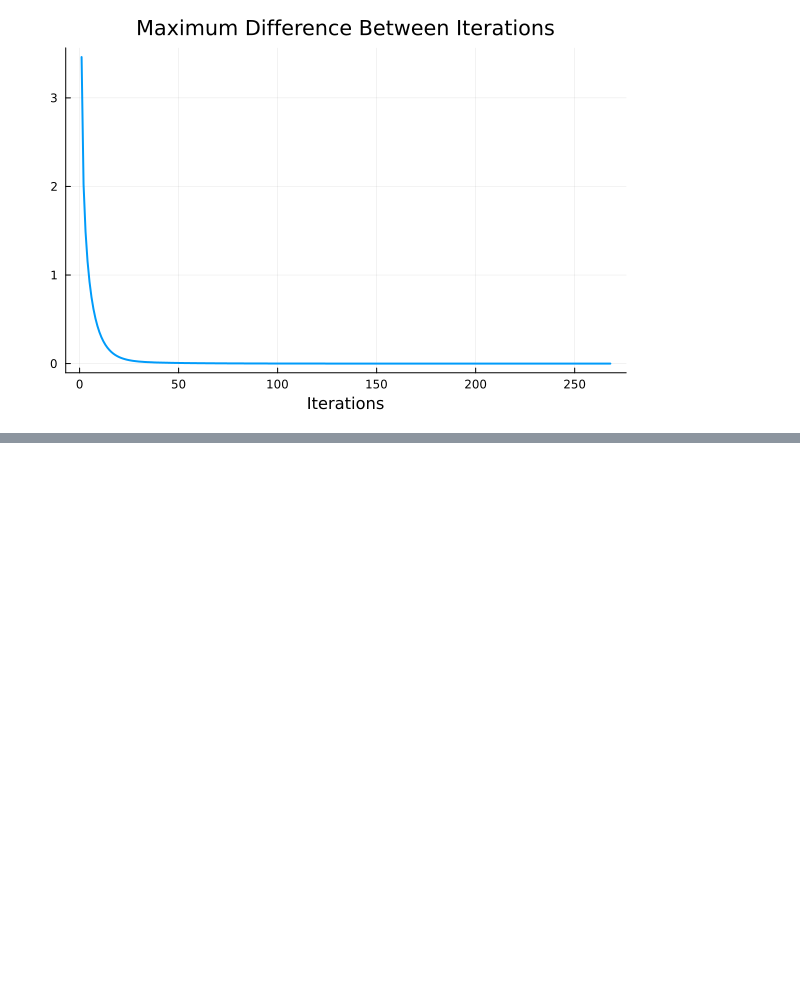
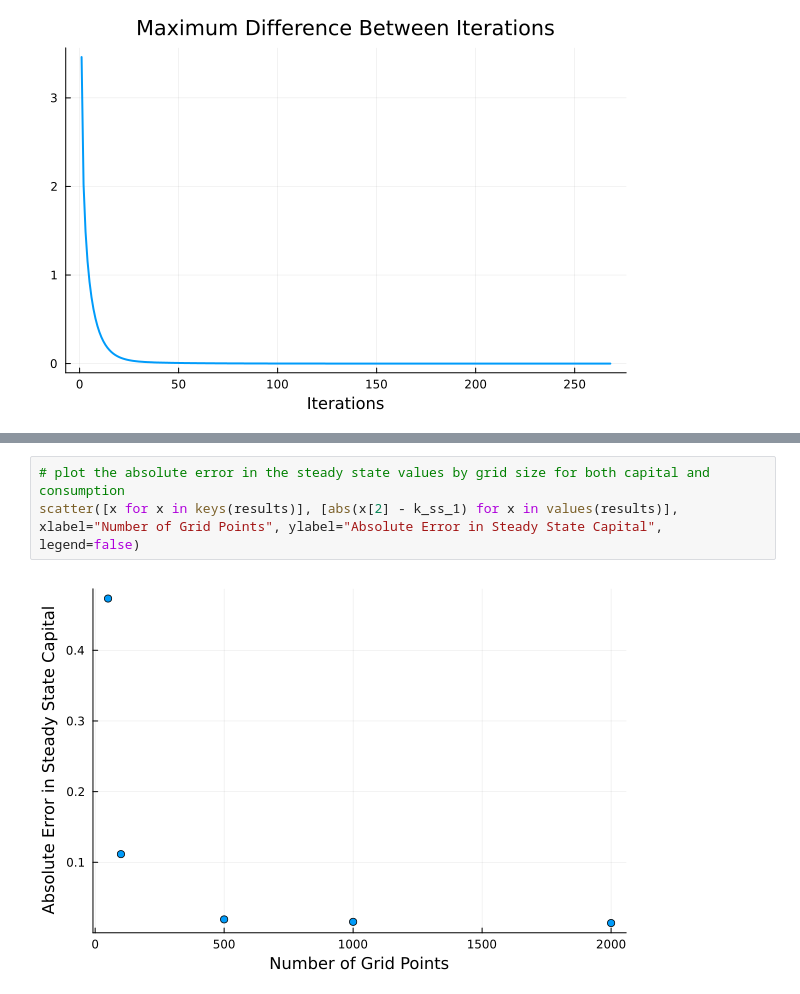
Before and after one commit to intheaggregate/macro_core, a Jupyter notebook: uchicago_macro_core/comp_pset.ipynb, the cells around one changed output, grey strips where cells are left out. Saved outputs shown, nothing was run; the diff lists cells and outputs as text; blank space fills up the shorter version.

```diff
--- a/uchicago_macro_core/comp_pset.ipynb
+++ b/uchicago_macro_core/comp_pset.ipynb
@@ -267,0 +348,5 @@ plot(p3, 1:length(diffs_2), diffs_2, linewidth=2, legend = false)
+# %%
+# plot the absolute error in the steady state values by grid size for both capital and consumption
+scatter([x for x in keys(results)], [abs(x[2] - k_ss_1) for x in values(results)], xlabel="Number of Grid Points", ylabel="Absolute Error in Steady State Capital", legend=false)
+# %% [output]
+[figure, added]
```
Also changed, not shown: parts of 17 cells of this notebook.
